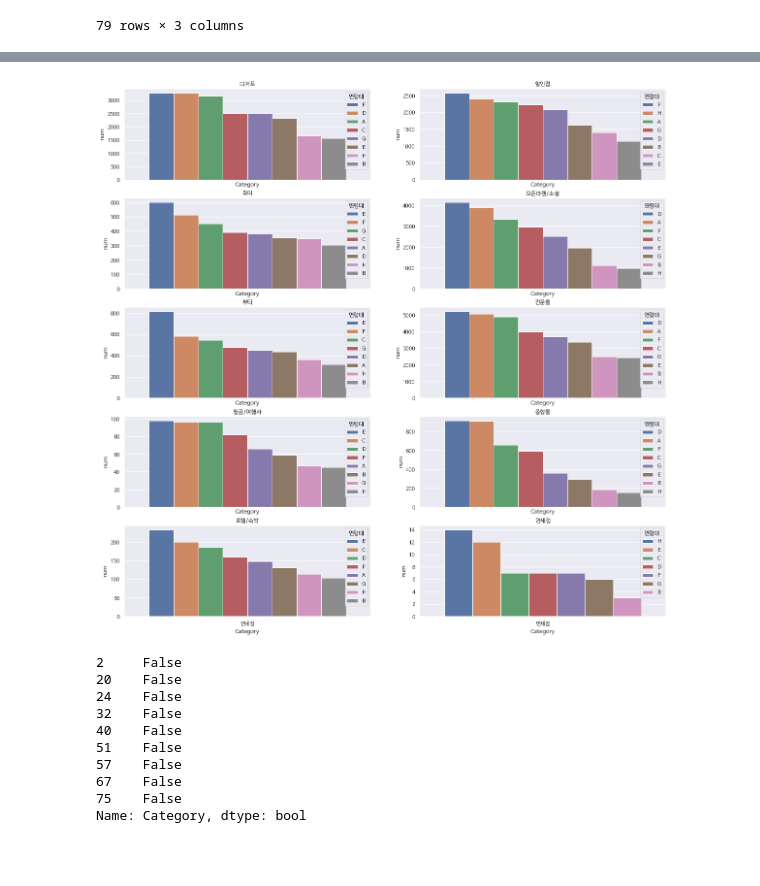
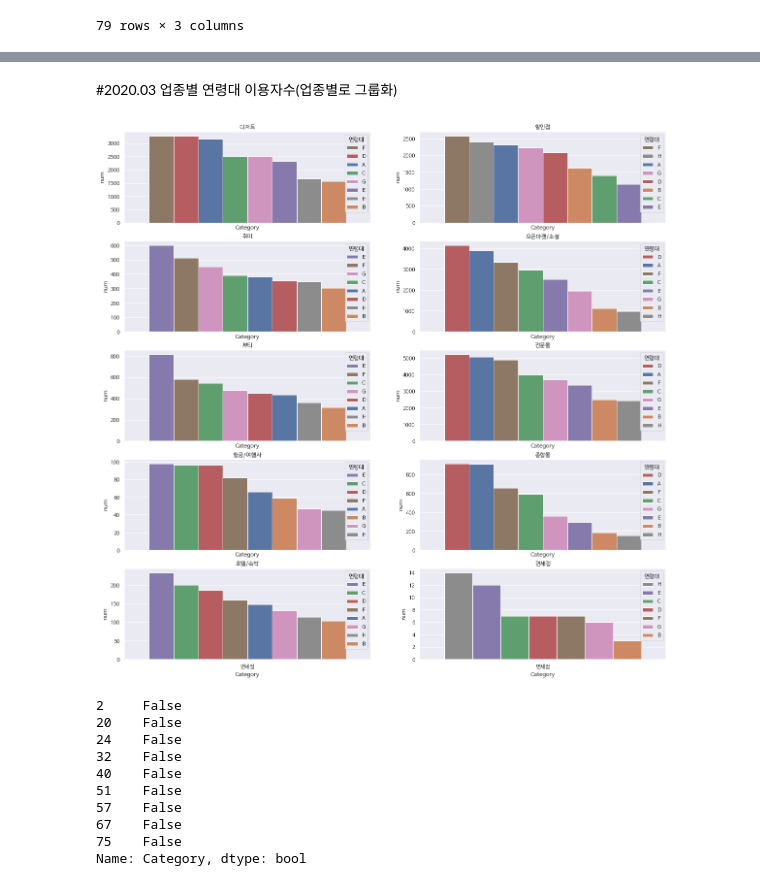
Before and after one commit to danbikiki/machine-learning, a Jupyter notebook: 삼성카드_진짜.ipynb, the cells around one changed output, grey strips where cells are left out. Saved outputs shown, nothing was run; the diff lists cells and outputs as text; code cells hidden in the pictures; blank space fills up the shorter version.

```diff
--- a/삼성카드_진짜.ipynb
+++ b/삼성카드_진짜.ipynb
@@ -578,3 +594,5 @@ h.title.set_text('H')
+# %% [markdown]
+#2020.03 업종별 연령대 이용자수(업종별로 그룹화)
 # %%
 df_des=df202004_a[df202004_a['Category']=='디저트']
 df_sa=df202004_a[df202004_a['Category']=='할인점']
@@ -589,29 +607,31 @@ df_du=df202004_a[df202004_a['Category']=='면세점']
 # %%
 f,axes=plt.subplots(5,2,figsize=(20,20),sharex=True)
 sns.set()
 plt.rc('font', family='NanumBarunGothic')
-a=sns.barplot(x='Category',y='num',hue='연령대',data=df_des,ax=axes[0,0])
+palette={'A':'C0',"B":'C1',"C":'C2',"D":'C3',"E":'C4',"F":'C5',"G":"C6",'H':'C7'}
+
+a=sns.barplot(x='Category',y='num',hue='연령대',data=df_des,ax=axes[0,0],palette=palette)
 a.title.set_text('디저트')
-b=sns.barplot(x='Category',y='num',hue='연령대',data=df_sa,ax=axes[0,1])
+b=sns.barplot(x='Category',y='num',hue='연령대',data=df_sa,ax=axes[0,1],palette=palette)
 b.title.set_text('할인점')
-c=sns.barplot(x='Category',y='num',hue='연령대',data=df_hob,ax=axes[1,0])
+c=sns.barplot(x='Category',y='num',hue='연령대',data=df_hob,ax=axes[1,0],palette=palette)
 c.title.set_text('취미')
-d=sns.barplot(x='Category',y='num',hue='연령대',data=df_op,ax=axes[1,1])
+d=sns.barplot(x='Category',y='num',hue='연령대',data=df_op,ax=axes[1,1],palette=palette)
 d.title.set_text('오픈마켓/소셜')
-e=sns.barplot(x='Category',y='num',hue='연령대',data=df_bea,ax=axes[2,0])
+e=sns.barplot(x='Category',y='num',hue='연령대',data=df_bea,ax=axes[2,0],palette=palette)
 e.title.set_text('뷰티')
-f=sns.barplot(x='Category',y='num',hue='연령대',data=df_ma,ax=axes[2,1])
+f=sns.barplot(x='Category',y='num',hue='연령대',data=df_ma,ax=axes[2,1],palette=palette)
 f.title.set_text('전문몰')
-g=sns.barplot(x='Category',y='num',hue='연령대',data=df_ai,ax=axes[3,0])
+g=sns.barplot(x='Category',y='num',hue='연령대',data=df_ai,ax=axes[3,0],palette=palette)
 g.title.set_text('항공/여행사')
-h=sns.barplot(x='Category',y='num',hue='연령대',data=df_over,ax=axes[3,1])
+h=sns.barplot(x='Category',y='num',hue='연령대',data=df_over,ax=axes[3,1],palette=palette)
 h.title.set_text('종합몰')
-i=sns.barplot(x='Category',y='num',hue='연령대',data=df_hot,ax=axes[4,0])
+i=sns.barplot(x='Category',y='num',hue='연령대',data=df_hot,ax=axes[4,0],palette=palette)
 i.title.set_text('호텔/숙박')
-j=sns.barplot(x='Category',y='num',hue='연령대',data=df_du,ax=axes[4,1])
+j=sns.barplot(x='Category',y='num',hue='연령대',data=df_du,ax=axes[4,1],palette=palette)
 j.title.set_text('면세점')
 # %% [output]
-[figure, old version]
+[figure, new version]
 # %%
 df_a['Category']=='면세점'
 # %% [output]
```
Also changed, not shown: parts of 23 cells of this notebook.
